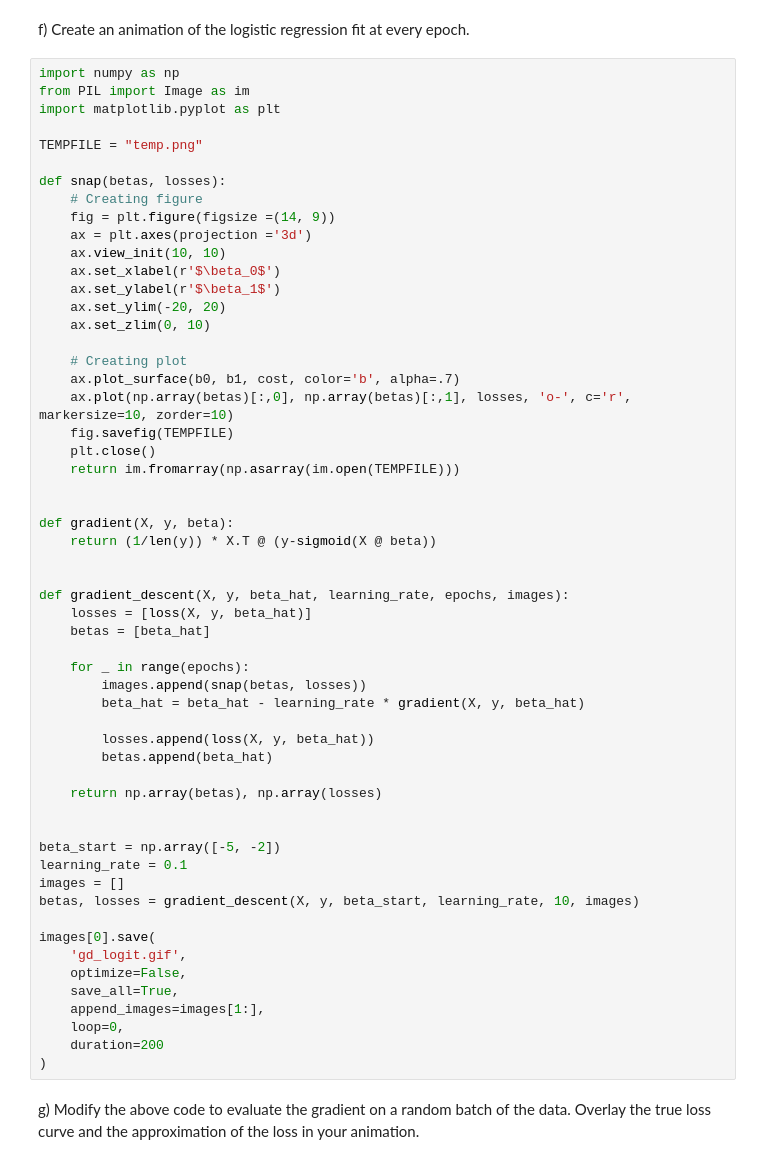
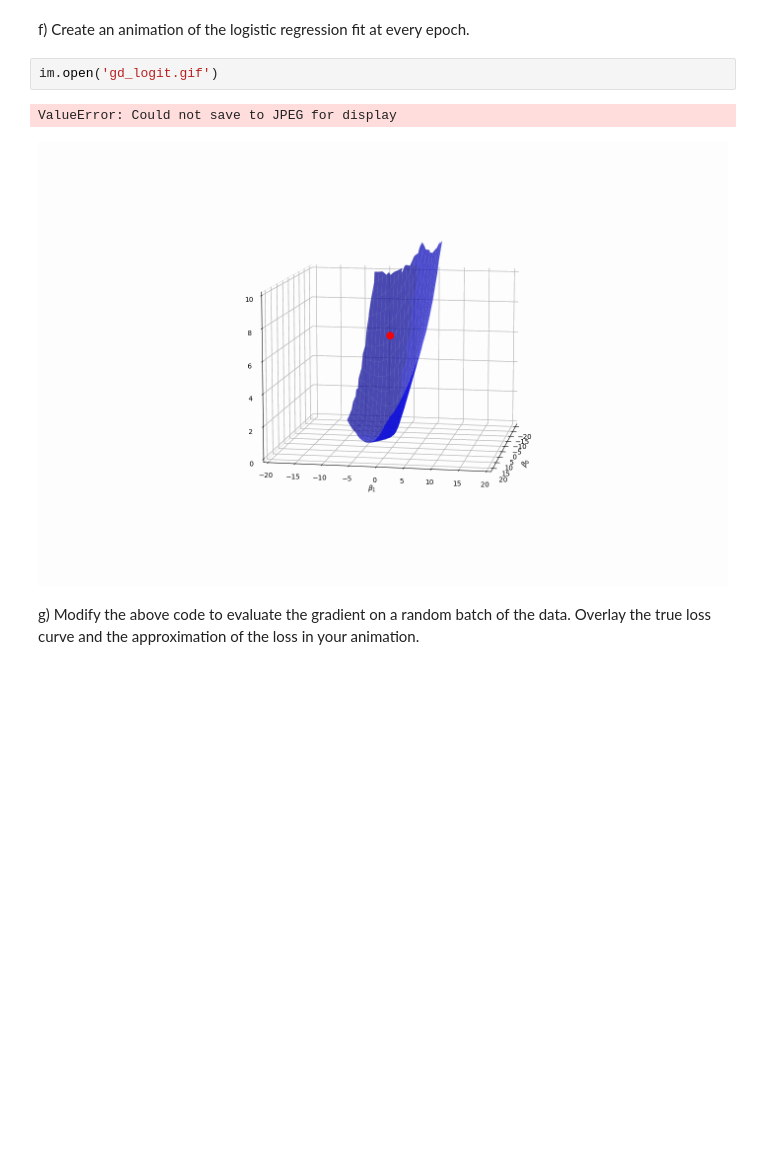
Before and after one commit to anhtran8/Data-Science-Fundamentals, a Jupyter notebook: lecture_22/worksheet_22.ipynb, the cells around one changed output. Drawn from its saved outputs; the diff is of its cells as text; blank space fills up the shorter version.

```diff
--- a/lecture_22/worksheet_22.ipynb
+++ b/lecture_22/worksheet_22.ipynb
@@ -317,62 +317,11 @@ images[0].save(
 )
 # %% [markdown]
 f) Create an animation of the logistic regression fit at every epoch.
-# %%
-import numpy as np
-from PIL import Image as im
-import matplotlib.pyplot as plt
-
-TEMPFILE = "temp.png"
-
-def snap(betas, losses):
-    # Creating figure
-    fig = plt.figure(figsize =(14, 9))
-    ax = plt.axes(projection ='3d')
-    ax.view_init(10, 10)
-    ax.set_xlabel(r'$\beta_0$')
-    ax.set_ylabel(r'$\beta_1$')
-    ax.set_ylim(-20, 20)
-    ax.set_zlim(0, 10)
-
-    # Creating plot
-    ax.plot_surface(b0, b1, cost, color='b', alpha=.7)
-    ax.plot(np.array(betas)[:,0], np.array(betas)[:,1], losses, 'o-', c='r', markersize=10, zorder=10)
-    fig.savefig(TEMPFILE)
-    plt.close()
-    return im.fromarray(np.asarray(im.open(TEMPFILE)))
-
-
-def gradient(X, y, beta):
-    return (1/len(y)) * X.T @ (y-sigmoid(X @ beta))
-
-
-def gradient_descent(X, y, beta_hat, learning_rate, epochs, images):
-    losses = [loss(X, y, beta_hat)]
-    betas = [beta_hat]
-
-    for _ in range(epochs):
-        images.append(snap(betas, losses))
-        beta_hat = beta_hat - learning_rate * gradient(X, y, beta_hat)
-
-        losses.append(loss(X, y, beta_hat))
-        betas.append(beta_hat)
-
-    return np.array(betas), np.array(losses)
-
-
-beta_start = np.array([-5, -2])
-learning_rate = 0.1
-images = []
-betas, losses = gradient_descent(X, y, beta_start, learning_rate, 10, images)
-
-images[0].save(
-    'gd_logit.gif',
-    optimize=False,
-    save_all=True,
-    append_images=images[1:],
-    loop=0,
-    duration=200
-)
+# %%
+im.open('gd_logit.gif')
+# %% [output]
+ValueError: Could not save to JPEG for display
+[figure, added]
 # %% [markdown]
 g) Modify the above code to evaluate the gradient on a random batch of the data. Overlay the true loss curve and the approximation of the loss in your animation.
 # %%
```
Also changed, not shown: parts of 4 cells of this notebook.
